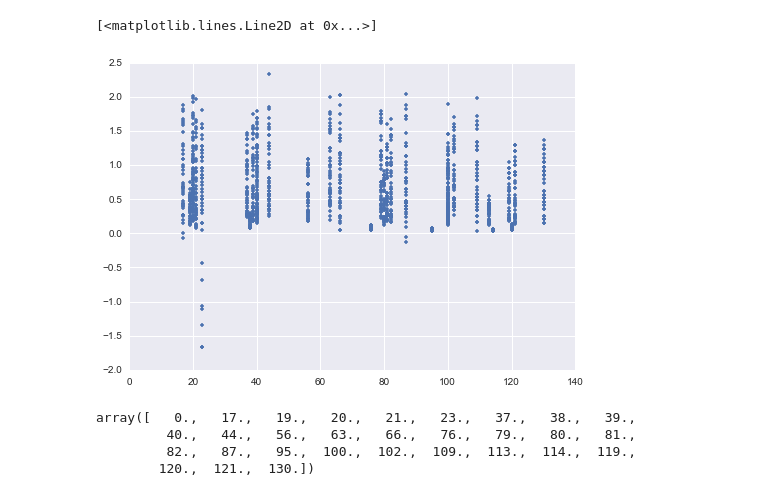
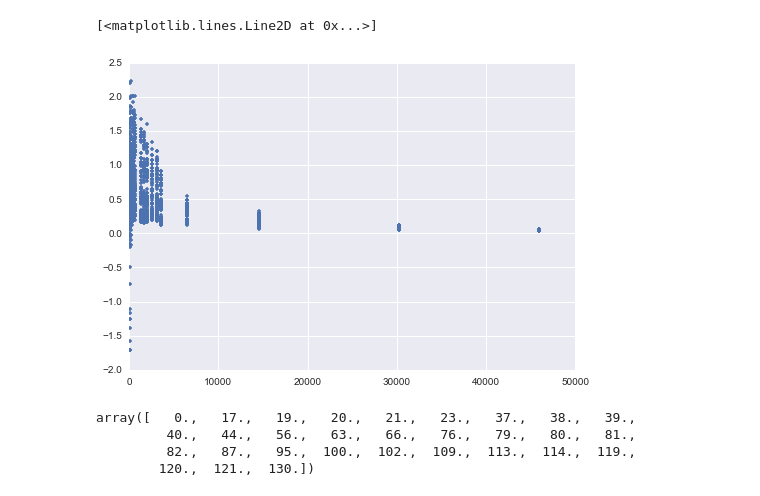
Before and after one commit to arokem/ISBI2015, a Jupyter notebook: ADC.ipynb, the cells around one changed output. Drawn from its saved outputs; the diff is of its cells as text; code cells hidden in the pictures.

```diff
--- a/ADC.ipynb
+++ b/ADC.ipynb
@@ -41,0 +17,6 @@ test_g = data['seen']['g'][1::2]
+# %%
+all_bvals = data['seen']['bvals']
+unique_bvals = np.unique(all_bvals)
+b0s_idx = np.where(all_bvals==0)
+# %%
+vox_idx = 0
@@ -53,7 +104,4 @@ array([[ 0.      ,  0.      ,  0.      ],
 train_gtab = grad.gradient_table(train_bvals, train_bvecs, big_delta=train_Delta, small_delta=train_delta)
 test_gtab = grad.gradient_table(test_bvals, test_bvecs, big_delta=test_Delta, small_delta=test_delta)
 # %%
-plt.plot(train_Delta, utils.ADC(train_data, train_gtab, train_te) * 1000., '.')
+train_ADC = utils.ADC(train_data, train_gtab, train_te) * 1000.
-# %% [output]
-[<matplotlib.lines.Line2D at 0x...>]
-[figure, removed]
@@ -60,3 +110,8 @@ plt.plot(train_Delta, utils.ADC(train_data, train_gtab, train_te) * 1000., '.')
+# %%
+plt.plot(train_bvals, ADC, '.')
+# %% [output]
+[<matplotlib.lines.Line2D at 0x...>]
+[figure, added]
 # %%
 train_s0 = train_data[train_gtab.b0s_mask]
 # %%
```
Also changed, not shown: parts of 5 cells of this notebook, 3 other files.
